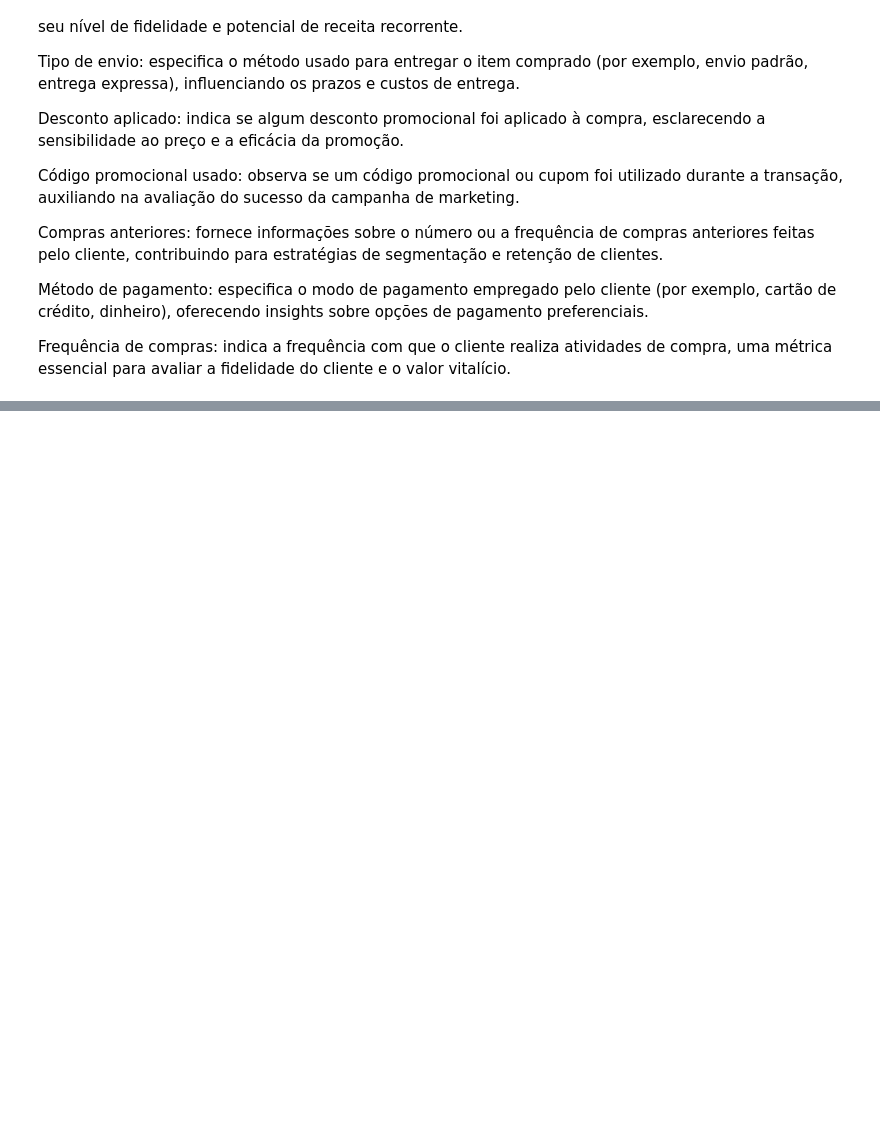
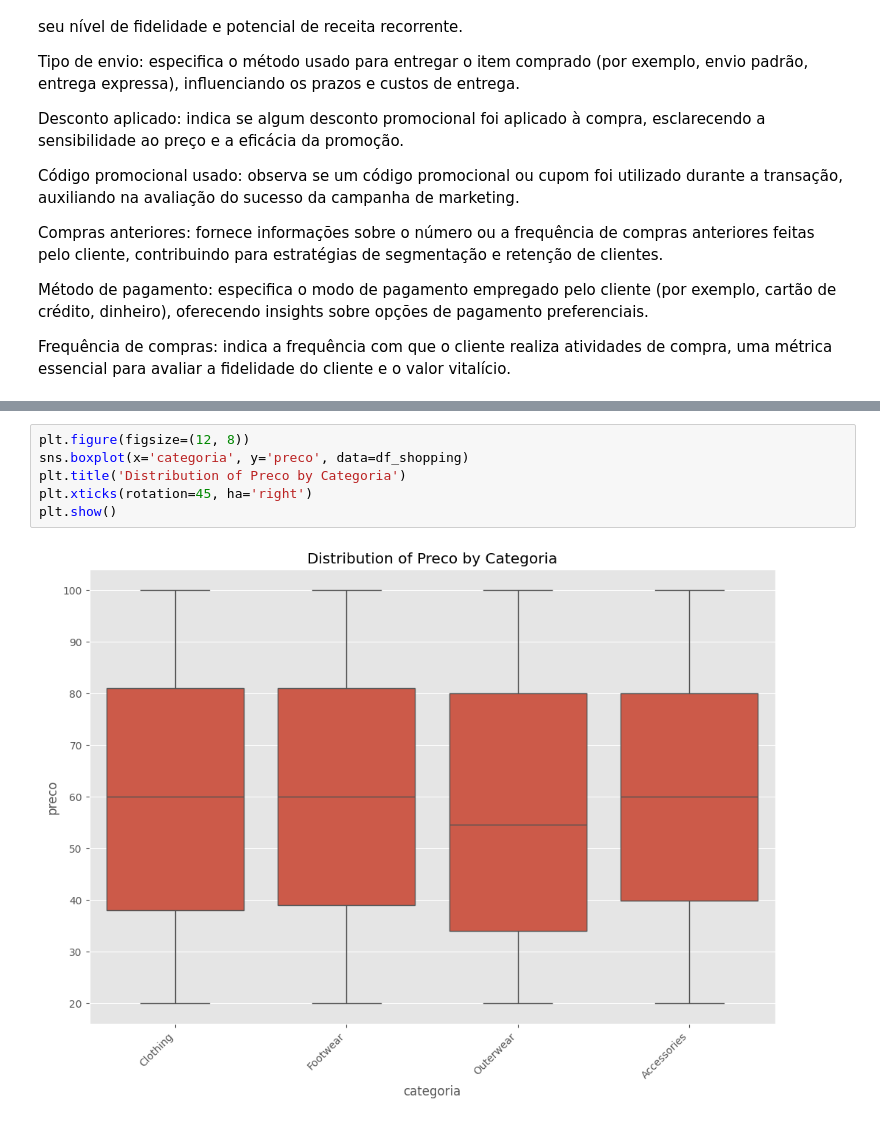
Before and after one commit to angelico-intelligence/clusterizacao-clientes, a Jupyter notebook: AnaliseClientes.ipynb, the cells around one changed output, grey strips where cells are left out. Drawn from its saved outputs; the diff is of its cells as text; blank space fills up the shorter version.

```diff
--- a/AnaliseClientes.ipynb
+++ b/AnaliseClientes.ipynb
@@ -87,0 +110,8 @@ memory usage: 548.6+ KB
+# %%
+plt.figure(figsize=(12, 8))
+sns.boxplot(x='categoria', y='preco', data=df_shopping)
+plt.title('Distribution of Preco by Categoria')
+plt.xticks(rotation=45, ha='right')
+plt.show()
+# %% [output]
+[figure, added]
```
Also changed, not shown: parts of 10 cells of this notebook.
